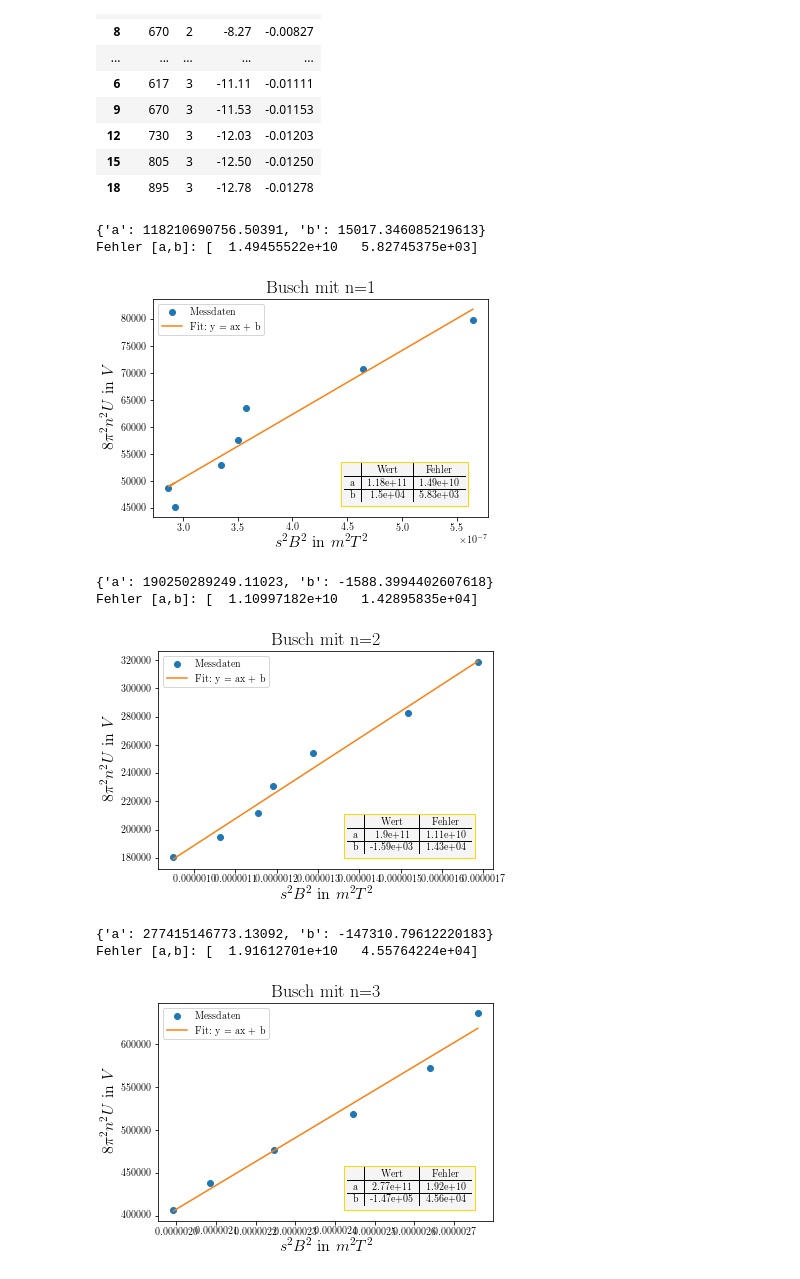
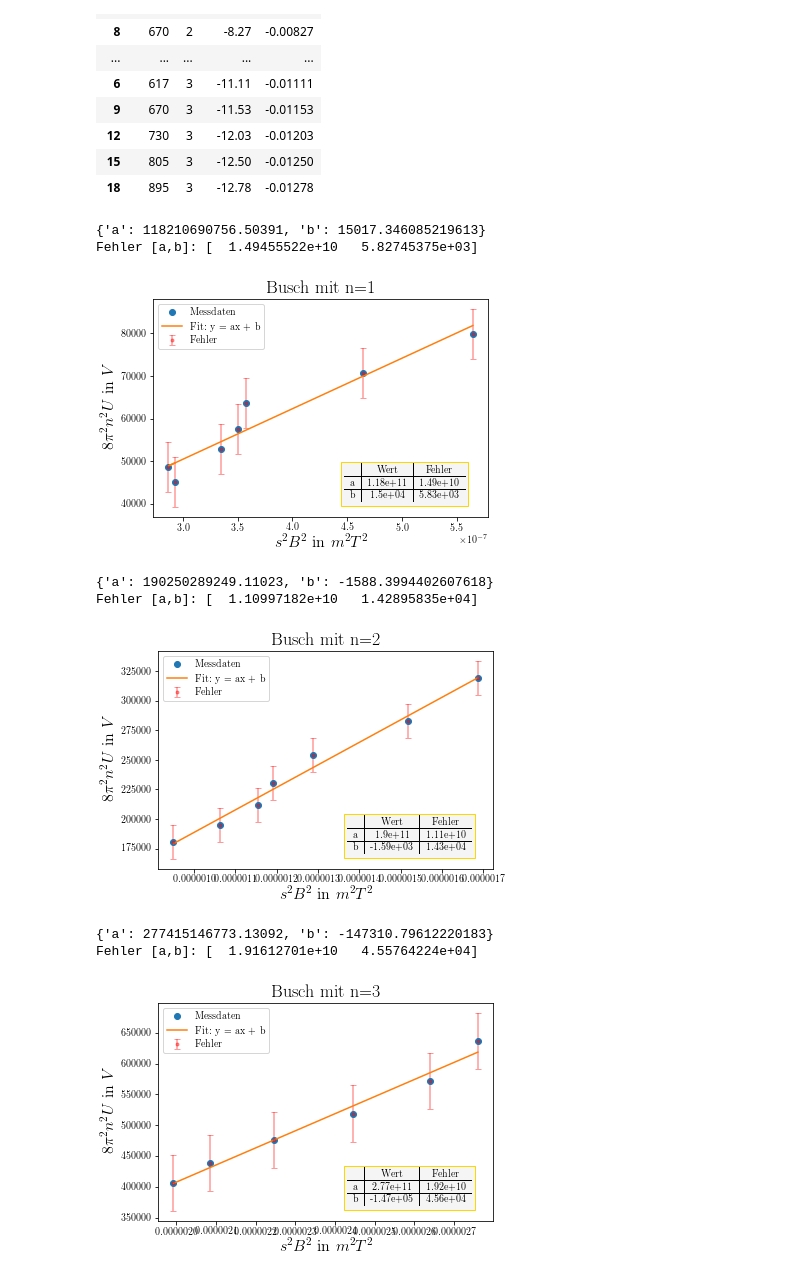
Before and after one commit to zuinet/Spezifische-Ladung-e-, a Jupyter notebook: Spez_Ladung.ipynb, the cells around one changed output. Saved outputs shown, nothing was run; the diff lists cells and outputs as text; code cells hidden in the pictures.

```diff
--- a/Spez_Ladung.ipynb
+++ b/Spez_Ladung.ipynb
@@ -195,6 +198,7 @@ print(result.best_values)
 popt=result.best_values
 print('Fehler [a,b]:',perr)
 plt.plot(x, y,'o',color='C0',label=r'Messdaten')
+plt.errorbar(x, y, yerr=perr[1], fmt='.',color='r',capsize=3, label='Fehler',alpha=0.4)
 plt.plot(x, result.best_fit,'-',color='C1',label=r'Fit: y = ax + b')
 
 ax=plt.axes()
@@ -219,6 +223,7 @@ print(result.best_values)
 popt=result.best_values
 print('Fehler [a,b]:',perr)
 plt.plot(x, y,'o',color='C0',label=r'Messdaten')
+plt.errorbar(x, y, yerr=perr[1], fmt='.',color='r',capsize=3, label='Fehler',alpha=0.4)
 plt.plot(x, result.best_fit,'-',color='C1',label=r'Fit: y = ax + b')
 
 ax=plt.axes()
@@ -233,38 +238,39 @@ plt.legend(loc='upper left')
 plt.show()
 
 u=14;v=20
 x=(0.13**2)*B[u:v]**2; y=8*(np.pi**2)*(n[u:v]**2)*U[u:v]
 gmodel = Model(func,nan_policy='omit')
 result = gmodel.fit(y, x=x, a=1.7e11, b=10)
 pcov= result.covar
 perr = np.sqrt(np.diag(pcov))
 #print(result.fit_report())
 print(result.best_values)
 popt=result.best_values
 print('Fehler [a,b]:',perr)
 plt.plot(x, y,'o',color='C0',label=r'Messdaten')
+plt.errorbar(x, y, yerr=perr[1], fmt='.',color='r',capsize=3, label='Fehler',alpha=0.4)
 plt.plot(x, result.best_fit,'-',color='C1',label=r'Fit: y = ax + b')
 
 ax=plt.axes()
 s2=r'''\begin{tabular}{ c | c | c } %s & Wert & Fehler \\\hline %s & %4.3g & %3.3g \\\hline %s &%3.3g & %3.3g \end{tabular}'''%('','a',popt['a'],perr[0],'b',popt['b'],perr[1])
 plt.text(0.75, 0.15,s2,horizontalalignment='center',verticalalignment='center',
              transform = ax.transAxes, bbox=dict(boxstyle="square",ec='gold',fc='whitesmoke'))
 plt.xlabel(r'$s^{2}B^{2}$ in $m^2 T^2$',fontsize=16)
 plt.ylabel(r'$8 \pi^{2} n^{2} U$ in $V$',fontsize=16)
 plt.title(r'Busch mit n='+str(3),fontsize=18)
 plt.legend(loc='upper left')
 #plt.savefig("Schuster_"+g+"cm.pdf", bbox_inches='tight', format='pdf')
 plt.show()
 # %% [output]
 {'a': 118210690756.50391, 'b': 15017.346085219613}
 Fehler [a,b]: [  1.49455522e+10   5.82745375e+03]
-[figure, old version]
+[figure, new version]
 {'a': 190250289249.11023, 'b': -1588.3994402607618}
 Fehler [a,b]: [  1.10997182e+10   1.42895835e+04]
-[figure, old version]
+[figure, new version]
 {'a': 277415146773.13092, 'b': -147310.79612220183}
 Fehler [a,b]: [  1.91612701e+10   4.55764224e+04]
-[figure, old version]
+[figure, new version]
 # %%
 x=(0.13**2)*B**2; y=8*(np.pi**2)*(n**2)*U
 gmodel = Model(func,nan_policy='propagate')
```
Also changed, not shown: parts of 4 cells of this notebook.
